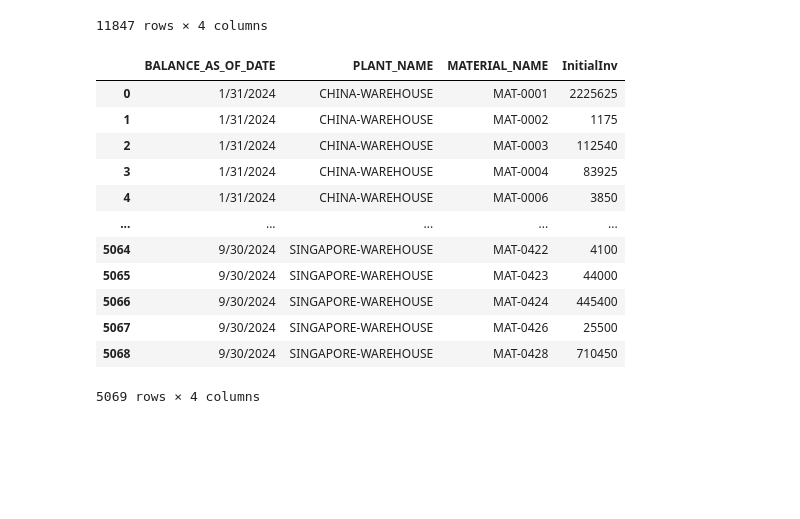
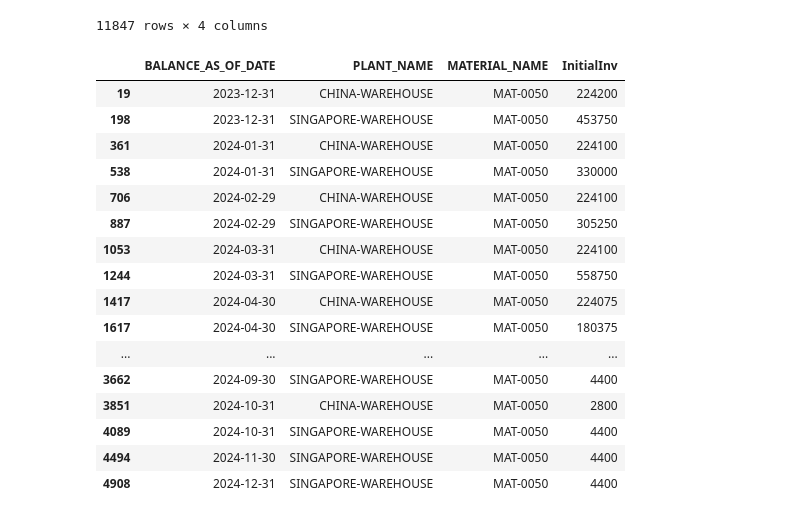
Before and after one commit to peter-parit/em-hackathon-notebooks, a Jupyter notebook: Notebooks/data-nanu.ipynb, the cells around one changed output. Saved outputs shown, nothing was run; the diff lists cells and outputs as text; code cells hidden in the pictures; blank space fills up the shorter version.

Commit message:
added in china and singapore separation

```diff
--- a/Notebooks/data-nanu.ipynb
+++ b/Notebooks/data-nanu.ipynb
@@ -181,19 +181,27 @@ out_group
 # %%
 initial_inv = inventory.groupby(['BALANCE_AS_OF_DATE', 'PLANT_NAME', 'MATERIAL_NAME']).agg(
     InitialInv=('UNRESRICTED_STOCK', 'sum')
 ).reset_index()
-initial_inv
+
+# Convert the column to datetime format
+initial_inv['BALANCE_AS_OF_DATE'] = pd.to_datetime(initial_inv['BALANCE_AS_OF_DATE'], format='%m/%d/%Y')
+
+initial_inv[initial_inv['MATERIAL_NAME'] == 'MAT-0050'].sort_values(by='BALANCE_AS_OF_DATE', ascending=True)
 # %% [output]
 |  | BALANCE_AS_OF_DATE | PLANT_NAME | MATERIAL_NAME | InitialInv |
-| 0 | 1/31/2024 | CHINA-WAREHOUSE | MAT-0001 | 2225625 |
-| 1 | 1/31/2024 | CHINA-WAREHOUSE | MAT-0002 | 1175 |
-| 2 | 1/31/2024 | CHINA-WAREHOUSE | MAT-0003 | 112540 |
-| 3 | 1/31/2024 | CHINA-WAREHOUSE | MAT-0004 | 83925 |
-| 4 | 1/31/2024 | CHINA-WAREHOUSE | MAT-0006 | 3850 |
+| 19 | 2023-12-31 | CHINA-WAREHOUSE | MAT-0050 | 224200 |
+| 198 | 2023-12-31 | SINGAPORE-WAREHOUSE | MAT-0050 | 453750 |
+| 361 | 2024-01-31 | CHINA-WAREHOUSE | MAT-0050 | 224100 |
+| 538 | 2024-01-31 | SINGAPORE-WAREHOUSE | MAT-0050 | 330000 |
+| 706 | 2024-02-29 | CHINA-WAREHOUSE | MAT-0050 | 224100 |
+| 887 | 2024-02-29 | SINGAPORE-WAREHOUSE | MAT-0050 | 305250 |
+| 1053 | 2024-03-31 | CHINA-WAREHOUSE | MAT-0050 | 224100 |
+| 1244 | 2024-03-31 | SINGAPORE-WAREHOUSE | MAT-0050 | 558750 |
+| 1417 | 2024-04-30 | CHINA-WAREHOUSE | MAT-0050 | 224075 |
+| 1617 | 2024-04-30 | SINGAPORE-WAREHOUSE | MAT-0050 | 180375 |
 | ... | ... | ... | ... | ... |
-| 5064 | 9/30/2024 | SINGAPORE-WAREHOUSE | MAT-0422 | 4100 |
-| 5065 | 9/30/2024 | SINGAPORE-WAREHOUSE | MAT-0423 | 44000 |
-| 5066 | 9/30/2024 | SINGAPORE-WAREHOUSE | MAT-0424 | 445400 |
-| 5067 | 9/30/2024 | SINGAPORE-WAREHOUSE | MAT-0426 | 25500 |
-| 5068 | 9/30/2024 | SINGAPORE-WAREHOUSE | MAT-0428 | 710450 |
+| 3662 | 2024-09-30 | SINGAPORE-WAREHOUSE | MAT-0050 | 4400 |
+| 3851 | 2024-10-31 | CHINA-WAREHOUSE | MAT-0050 | 2800 |
+| 4089 | 2024-10-31 | SINGAPORE-WAREHOUSE | MAT-0050 | 4400 |
+| 4494 | 2024-11-30 | SINGAPORE-WAREHOUSE | MAT-0050 | 4400 |
+| 4908 | 2024-12-31 | SINGAPORE-WAREHOUSE | MAT-0050 | 4400 |
-5069 rows × 4 columns
```
Also changed, not shown: parts of 12 cells of this notebook.
